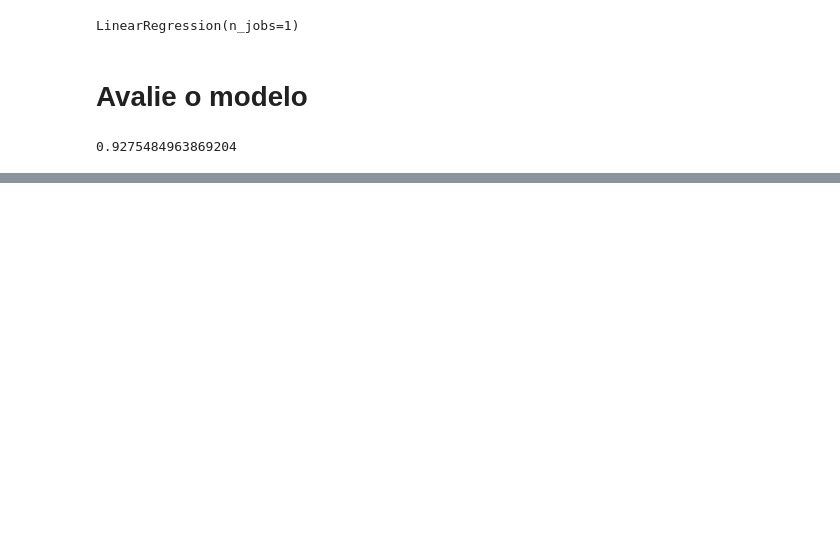
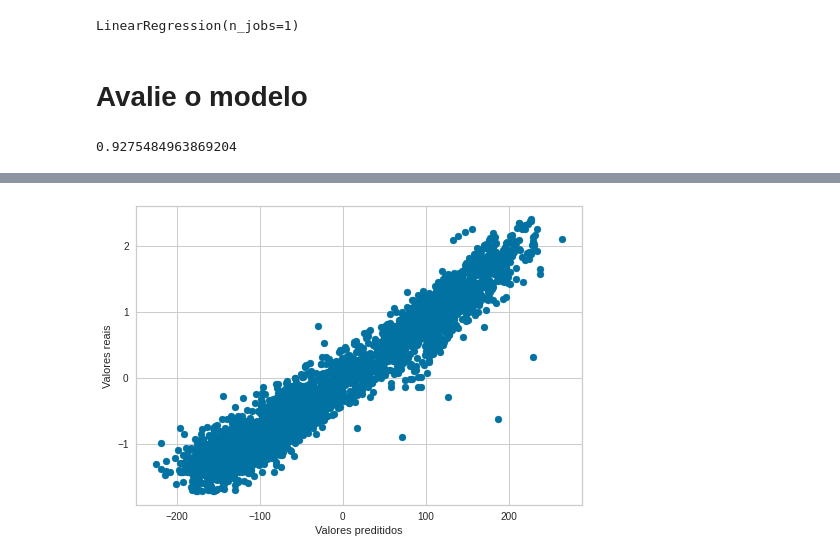
Before and after one commit to PedroDiehl/trabalho-ia, a Jupyter notebook: TrabalhoIA.ipynb, the cells around one changed output, grey strips where cells are left out. Drawn from its saved outputs; the diff is of its cells as text; code cells hidden in the pictures; blank space fills up the shorter version.

```diff
--- a/TrabalhoIA.ipynb
+++ b/TrabalhoIA.ipynb
@@ -321 +374,10 @@ viz.show()
 <AxesSubplot: title={'center': 'Feature Importances of 4 Features using LinearRegression'}, xlabel='relative coefficient magnitude'>
+# %%
+plt.scatter(reg.predict(X_test.values), y_test)
+
+plt.xlabel("Valores preditidos")
+plt.ylabel("Valores reais")
+
+plt.show()
+# %% [output]
+[figure, added]
```
Also changed, not shown: parts of 15 cells of this notebook.
